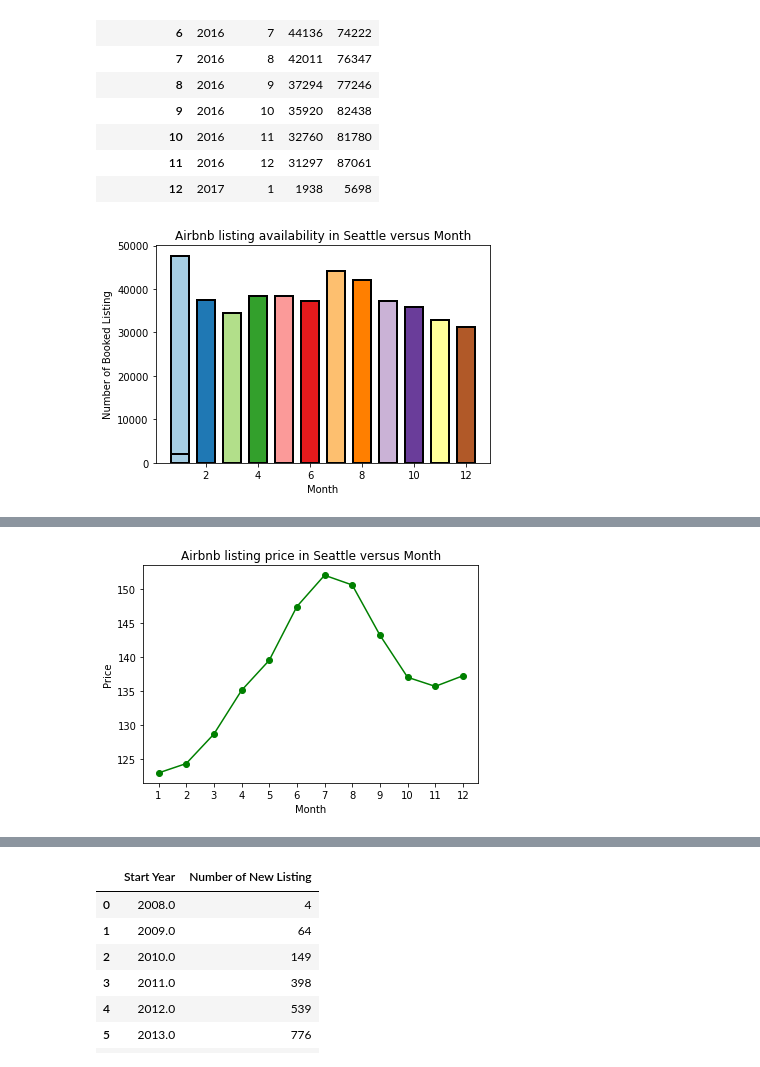
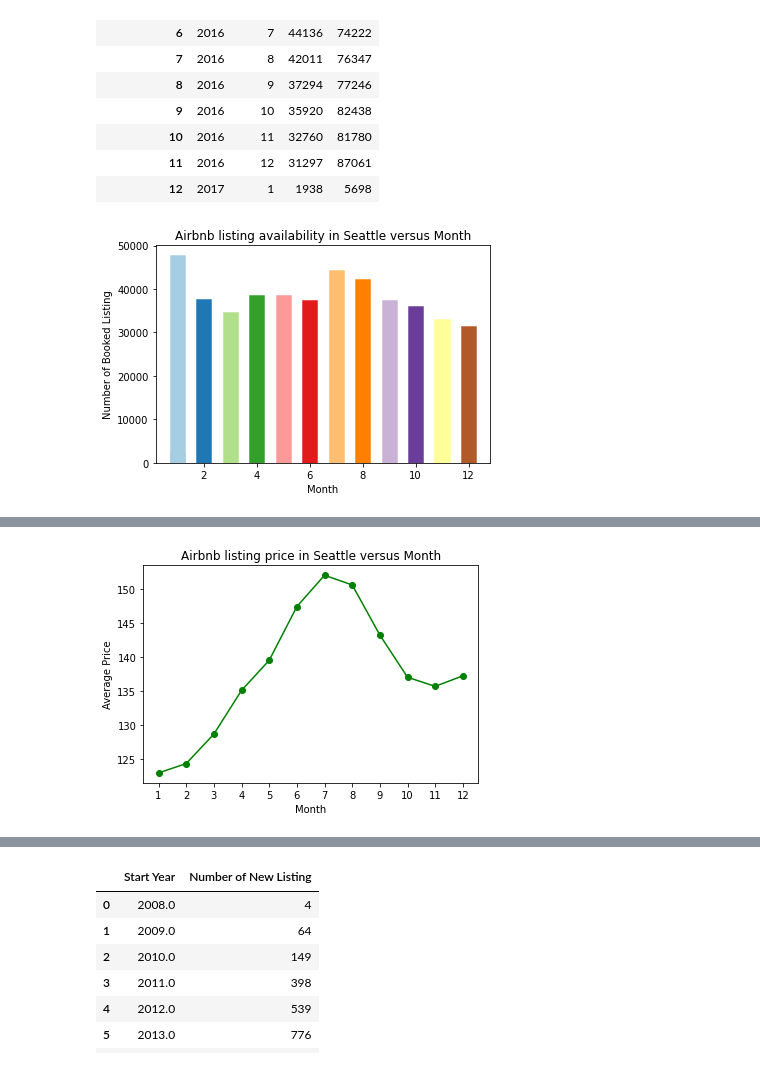
Before and after one commit to liang-qq/Udacity-Data-Scientist-Nanodegree, a Jupyter notebook: Project 1.ipynb, the cells around one changed output, grey strips where cells are left out. Drawn from its saved outputs; the diff is of its cells as text; code cells hidden in the pictures.

```diff
--- a/Project 1.ipynb
+++ b/Project 1.ipynb
@@ -209,18 +210,18 @@ df1_availability_statistics
 # %%
 col_map = plt.get_cmap('Paired')
 month = df1_availability_statistics['Month']
 listing = df1_availability_statistics['Full']
 
 # Creating a bar chart with bars of different color using colormap
-plt.bar(month, listing, width=0.7, color=col_map.colors, edgecolor='k',
-        linewidth=2)
+plt.bar(month, listing, width=0.5, color=col_map.colors, edgecolor=col_map.colors, linewidth=2.5)
 
 plt.title('Airbnb listing availability in Seattle versus Month')
 plt.xlabel('Month')
 plt.ylabel('Number of Booked Listing')
+plt.savefig('Airbnb listing availability in Seattle versus Month.pdf')
 plt.show()
 # %% [output]
-[figure, old version]
+[figure, new version]
 # %%
 #remove null price rows
 df1_price = df1.dropna(subset=['price'], axis=0)
@@ -254,8 +255,9 @@ xticks=df1_price_month['Month']
 ax.plot(x,y,marker='o', color='g')
 plt.xticks(xticks)
 plt.xlabel('Month')
-plt.ylabel('Price')
+plt.ylabel('Average Price')
 plt.title('Airbnb listing price in Seattle versus Month')
+plt.savefig('Airbnb listing price in Seattle versus Month.pdf')
 plt.show()
 # %% [output]
-[figure, old version]
+[figure, new version]
```
Also changed, not shown: parts of 9 cells of this notebook.
